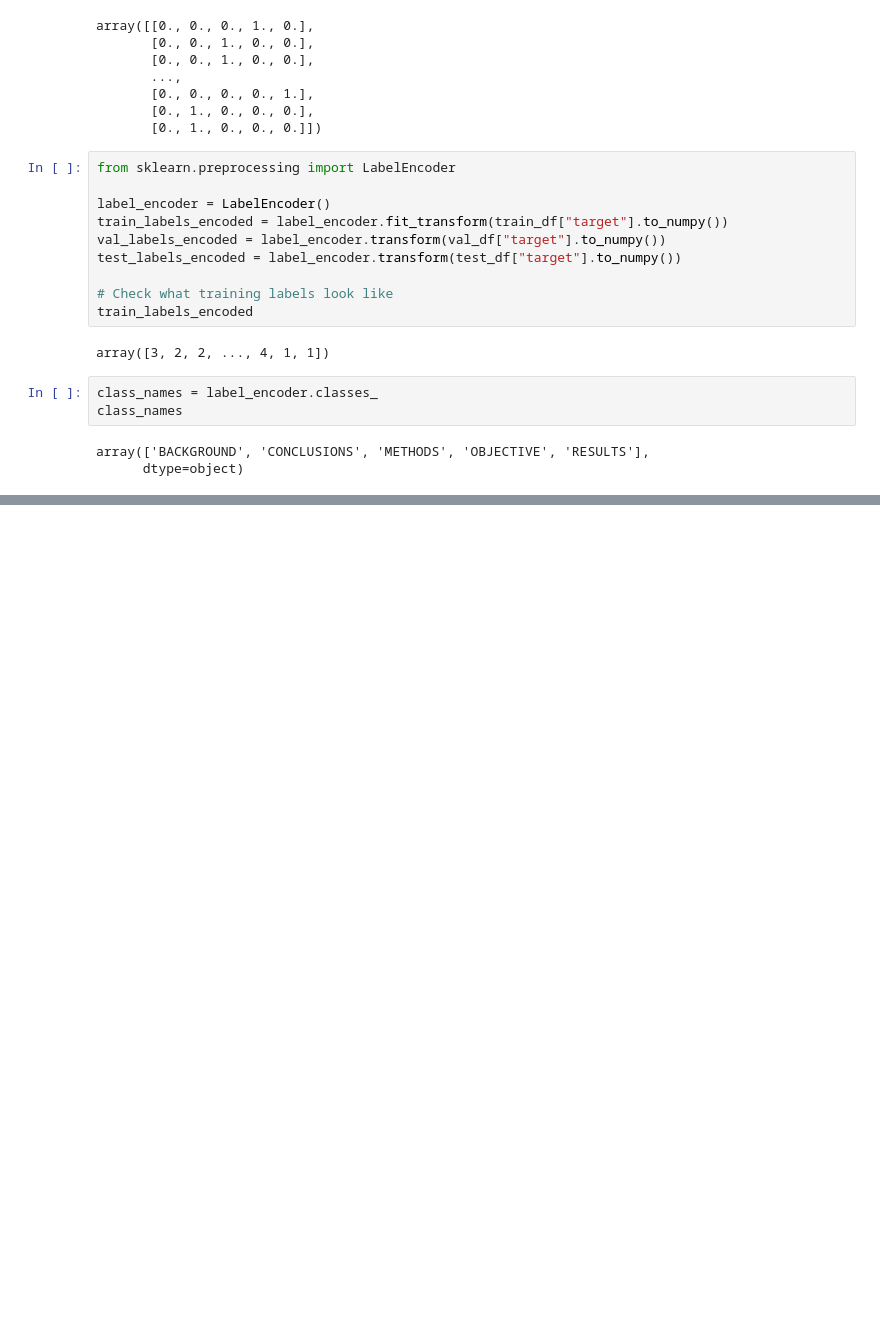
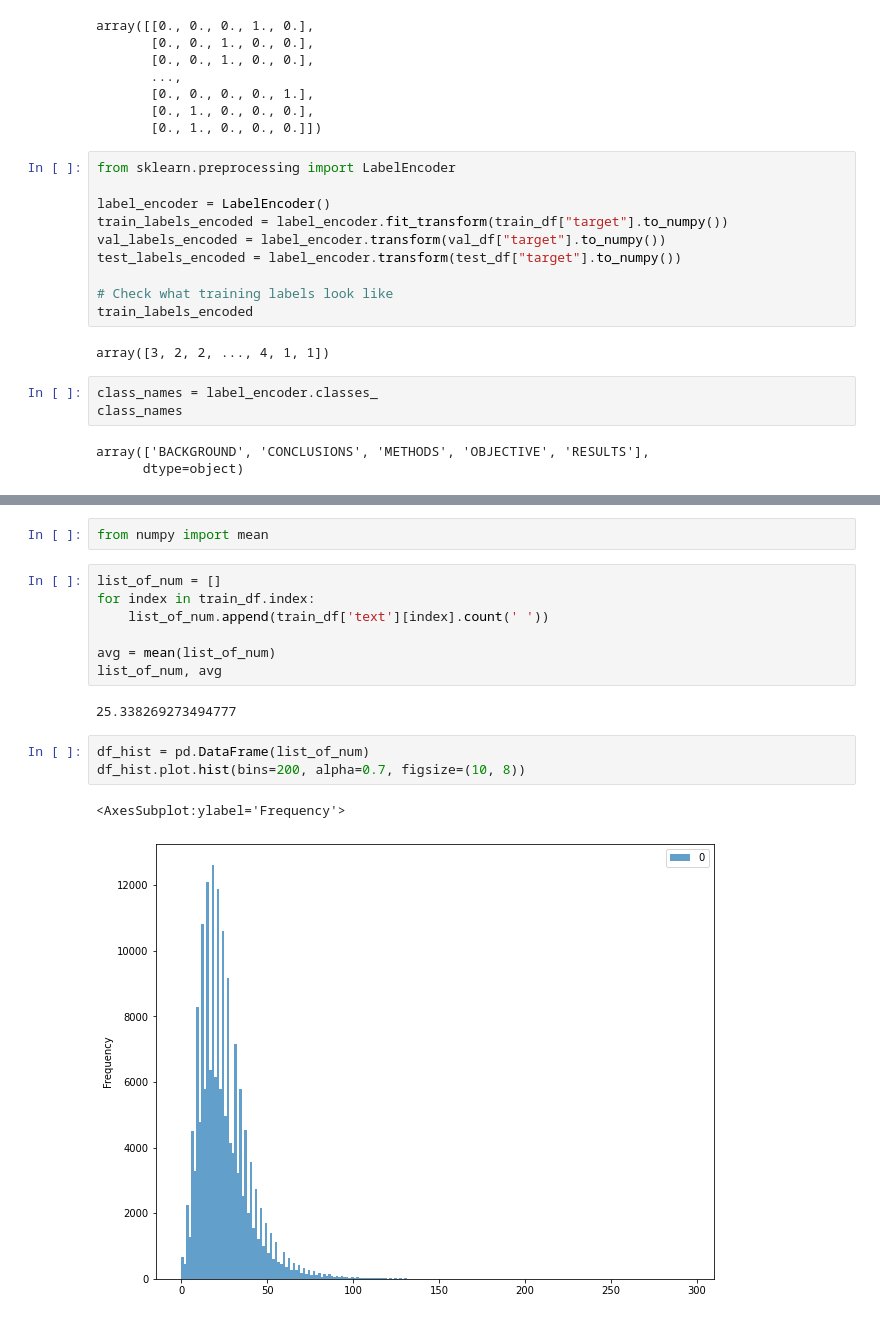
Before and after one commit to Semen-B/NLP_Medical_Paper_Abstracts, a Jupyter notebook: 09_SkimLit_nlp_milestone_project_2.ipynb, the cells around one changed output, grey strips where cells are left out. Saved outputs shown, nothing was run; the diff lists cells and outputs as text; blank space fills up the shorter version.

```diff
--- a/09_SkimLit_nlp_milestone_project_2.ipynb
+++ b/09_SkimLit_nlp_milestone_project_2.ipynb
@@ -399,0 +368,17 @@ array(['BACKGROUND', 'CONCLUSIONS', 'METHODS', 'OBJECTIVE', 'RESULTS'],
+# %%
+from numpy import mean
+# %%
+list_of_num = []
+for index in train_df.index:
+    list_of_num.append(train_df['text'][index].count(' '))
+
+avg = mean(list_of_num)
+list_of_num, avg
+# %% [output]
+25.338269273494777
+# %%
+df_hist = pd.DataFrame(list_of_num)
+df_hist.plot.hist(bins=200, alpha=0.7, figsize=(10, 8))
+# %% [output]
+<AxesSubplot:ylabel='Frequency'>
+[figure, added]
```
Also changed, not shown: parts of 23 cells of this notebook.
